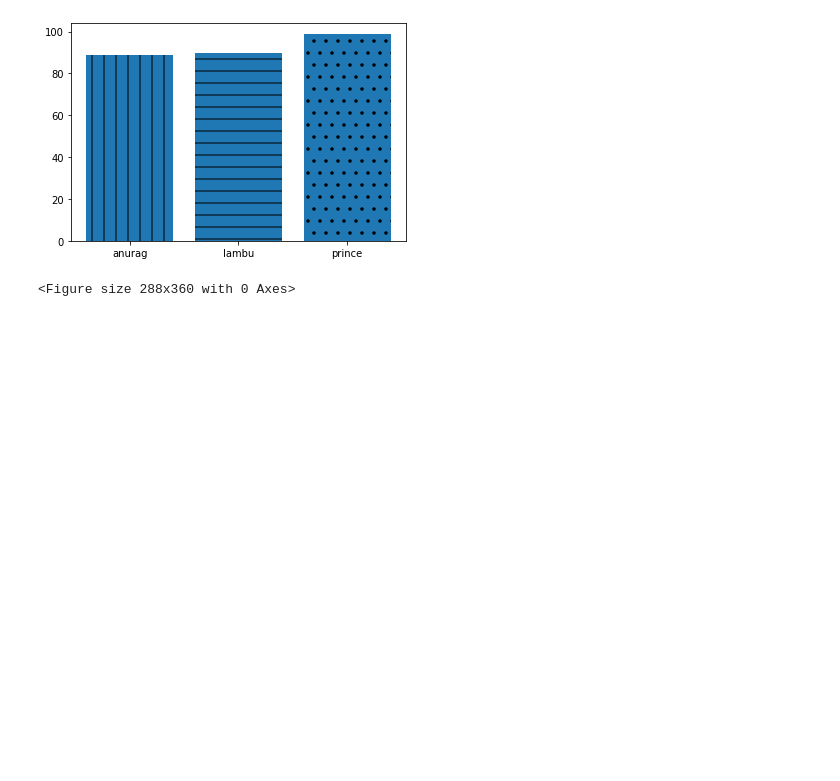
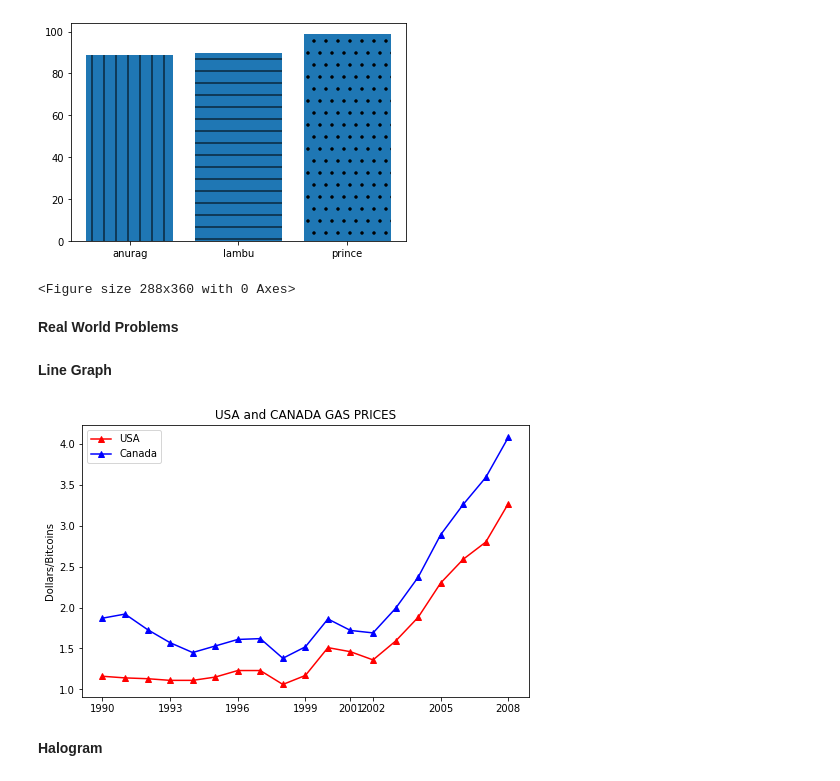
Before and after one commit to Danuragtiwari/Matplotlib, a Jupyter notebook: matplotlib.ipynb, the cells around one changed output. Saved outputs shown, nothing was run; the diff lists cells and outputs as text; code cells hidden in the pictures; blank space fills up the shorter version.

```diff
--- a/matplotlib.ipynb
+++ b/matplotlib.ipynb
@@ -58,3 +58,24 @@ plt.show()
 # %% [output]
 [figure]
 <Figure size 288x360 with 0 Axes>
+# %% [markdown]
+**Real World Problems**
+# %% [markdown]
+**Line Graph**
+# %%
+gas=pd.read_csv('/content/drive/MyDrive/Colab Notebooks/gas_prices.csv')
+plt.figure(figsize=(8,5))
+plt.plot(gas.Year,gas.USA,'r-^',label='USA')
+plt.plot(gas.Year,gas.Canada,'b-^',label='Canada')
+
+plt.title('USA and CANADA GAS PRICES')
+plt.ylabel('Dollars/Bitcoins')
+plt.legend()
+
+plt.xticks(gas.Year[: :3].tolist()+[2001])
+
+plt.show()
+# %% [output]
+[figure, added]
+# %% [markdown]
+**Halogram**
```
